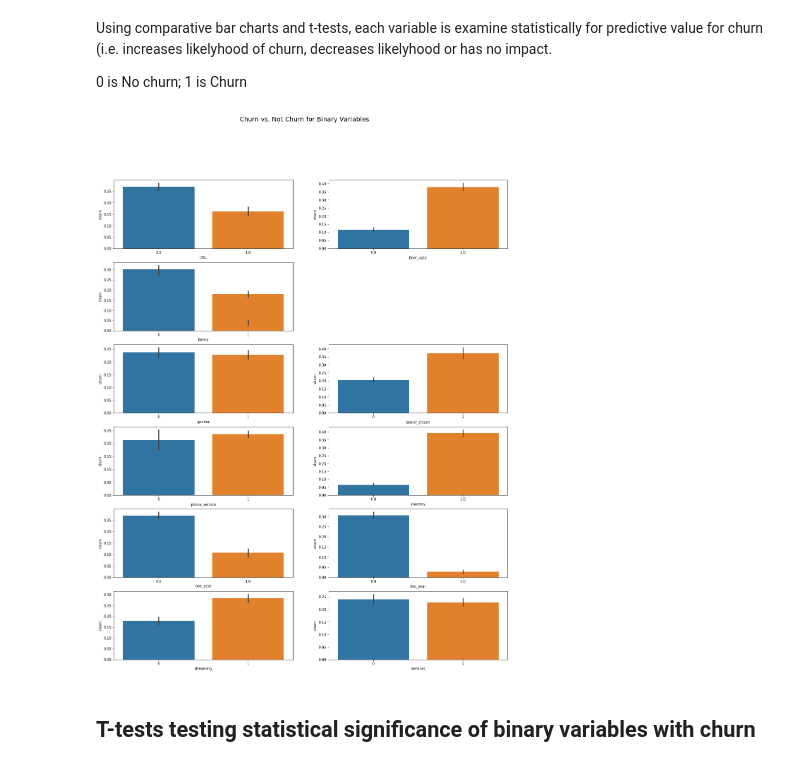
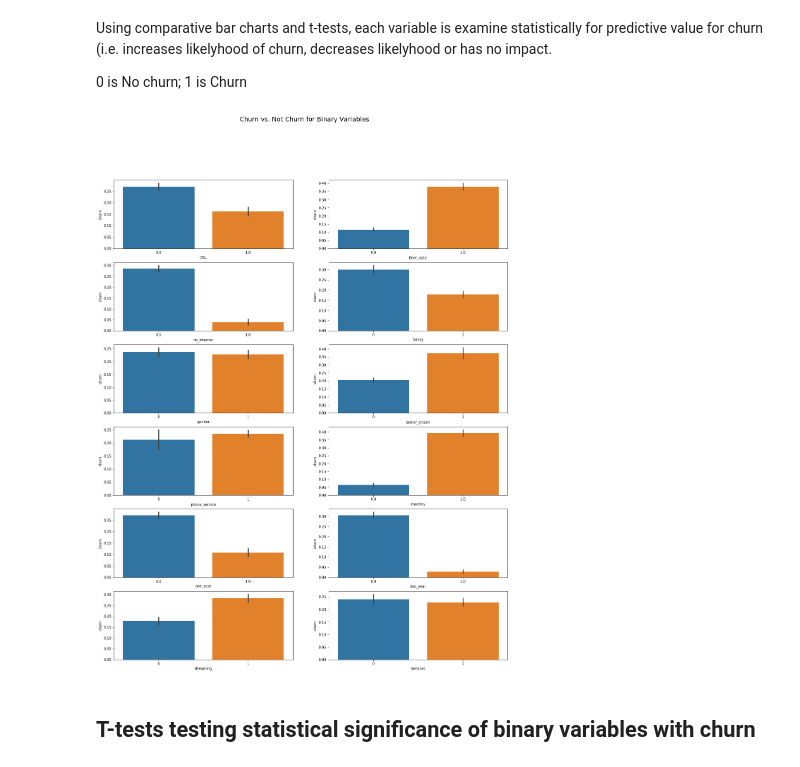
Before and after one commit to soslin/telco-churn-project, a Jupyter notebook: telco_customer_churn.ipynb, the cells around one changed output. Cells and saved outputs as stored; diff of their text form; code cells hidden in the pictures.

```diff
--- a/telco_customer_churn.ipynb
+++ b/telco_customer_churn.ipynb
@@ -548,35 +548,35 @@ sns.barplot(x=X_train["fiber_optic"], y=y_train["churn"])
 plt.subplot(6,2,3)
 sns.barplot(x=X_train["no_internet"], y=y_train["churn"])
 
 
-plt.subplot(6,2,3)
+plt.subplot(6,2,4)
 sns.barplot(x=X_train["family"], y=y_train["churn"])
 plt.subplot(6,2,5)
 sns.barplot(x=X_train["gender"], y=y_train["churn"])
 plt.subplot(6,2,6)
 sns.barplot(x=X_train["senior_citizen"], y=y_train["churn"])
 
 
 plt.subplot(6,2,7)
 sns.barplot(x=X_train["phone_service"], y=y_train["churn"])
 
 plt.subplot(6,2,8)
 sns.barplot(x=X_train["monthly"], y=y_train["churn"])
 plt.subplot(6,2,9)
 sns.barplot(x=X_train["one_year"], y=y_train["churn"])
 plt.subplot(6,2,10)
 sns.barplot(x=X_train["two_year"], y=y_train["churn"])
 
 
 plt.subplot(6,2,11)
 sns.barplot(x=X_train["streaming"], y=y_train["churn"])
 plt.subplot(6,2,12)
 sns.barplot(x=X_train["services"], y=y_train["churn"])
 plt.show()
 #0 = Not churn
 #1 = Churn
 # %% [output]
-[figure, old version]
+[figure, new version]
 # %% [markdown]
 ## T-tests testing statistical significance of binary variables with churn
 # %%
```
Also changed, not shown: parts of 18 cells of this notebook.
